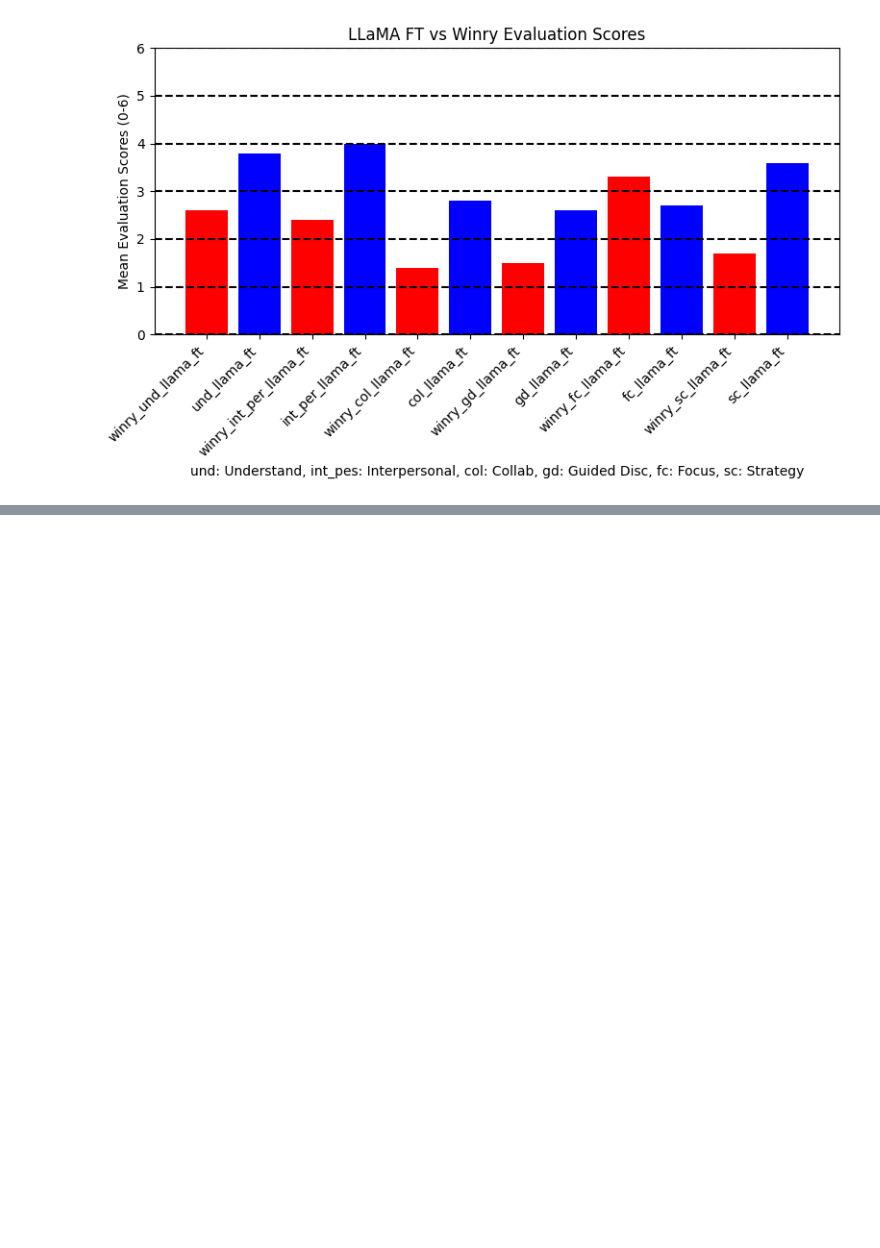
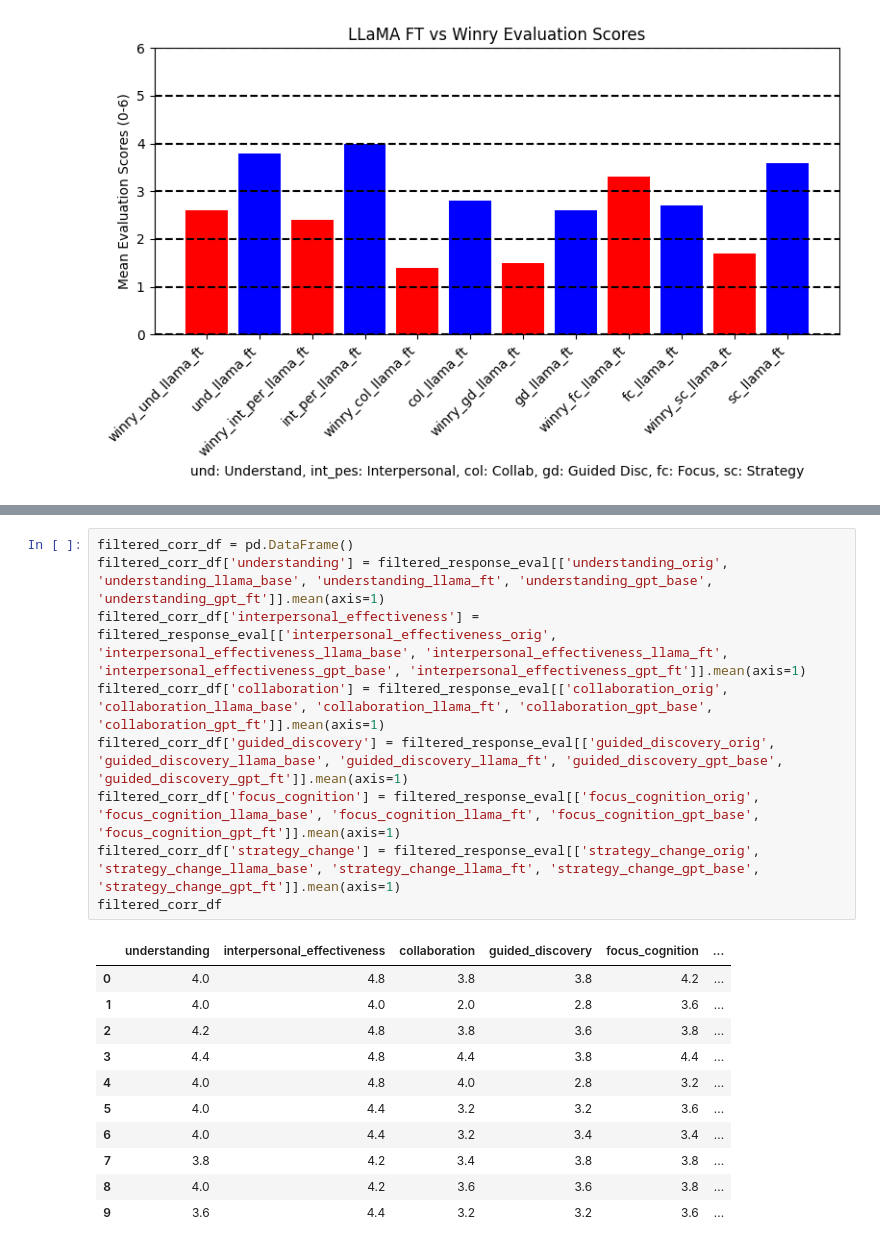
Before and after one commit to embedded-robotics/mental-health-agents, a Jupyter notebook: src/dpo-finetuning/winry_response_evaluation.ipynb, the cells around one changed output, grey strips where cells are left out. Cells and saved outputs as stored; diff of their text form; blank space fills up the shorter version.

```diff
--- a/src/dpo-finetuning/winry_response_evaluation.ipynb
+++ b/src/dpo-finetuning/winry_response_evaluation.ipynb
@@ -873,0 +901,21 @@ plt.show()
+# %%
+filtered_corr_df = pd.DataFrame()
+filtered_corr_df['understanding'] = filtered_response_eval[['understanding_orig', 'understanding_llama_base', 'understanding_llama_ft', 'understanding_gpt_base', 'understanding_gpt_ft']].mean(axis=1)
+filtered_corr_df['interpersonal_effectiveness'] = filtered_response_eval[['interpersonal_effectiveness_orig', 'interpersonal_effectiveness_llama_base', 'interpersonal_effectiveness_llama_ft', 'interpersonal_effectiveness_gpt_base', 'interpersonal_effectiveness_gpt_ft']].mean(axis=1)
+filtered_corr_df['collaboration'] = filtered_response_eval[['collaboration_orig', 'collaboration_llama_base', 'collaboration_llama_ft', 'collaboration_gpt_base', 'collaboration_gpt_ft']].mean(axis=1)
+filtered_corr_df['guided_discovery'] = filtered_response_eval[['guided_discovery_orig', 'guided_discovery_llama_base', 'guided_discovery_llama_ft', 'guided_discovery_gpt_base', 'guided_discovery_gpt_ft']].mean(axis=1)
+filtered_corr_df['focus_cognition'] = filtered_response_eval[['focus_cognition_orig', 'focus_cognition_llama_base', 'focus_cognition_llama_ft', 'focus_cognition_gpt_base', 'focus_cognition_gpt_ft']].mean(axis=1)
+filtered_corr_df['strategy_change'] = filtered_response_eval[['strategy_change_orig', 'strategy_change_llama_base', 'strategy_change_llama_ft', 'strategy_change_gpt_base', 'strategy_change_gpt_ft']].mean(axis=1)
+filtered_corr_df
+# %% [output]
+|  | understanding | interpersonal_effectiveness | collaboration | guided_discovery | focus_cognition | ... |
+| 0 | 4.0 | 4.8 | 3.8 | 3.8 | 4.2 | ... |
+| 1 | 4.0 | 4.0 | 2.0 | 2.8 | 3.6 | ... |
+| 2 | 4.2 | 4.8 | 3.8 | 3.6 | 3.8 | ... |
+| 3 | 4.4 | 4.8 | 4.4 | 3.8 | 4.4 | ... |
+| 4 | 4.0 | 4.8 | 4.0 | 2.8 | 3.2 | ... |
+| 5 | 4.0 | 4.4 | 3.2 | 3.2 | 3.6 | ... |
+| 6 | 4.0 | 4.4 | 3.2 | 3.4 | 3.4 | ... |
+| 7 | 3.8 | 4.2 | 3.4 | 3.8 | 3.8 | ... |
+| 8 | 4.0 | 4.2 | 3.6 | 3.6 | 3.8 | ... |
+| 9 | 3.6 | 4.4 | 3.2 | 3.2 | 3.6 | ... |
```
Also changed, not shown: parts of 25 cells of this notebook, 1 other file.
